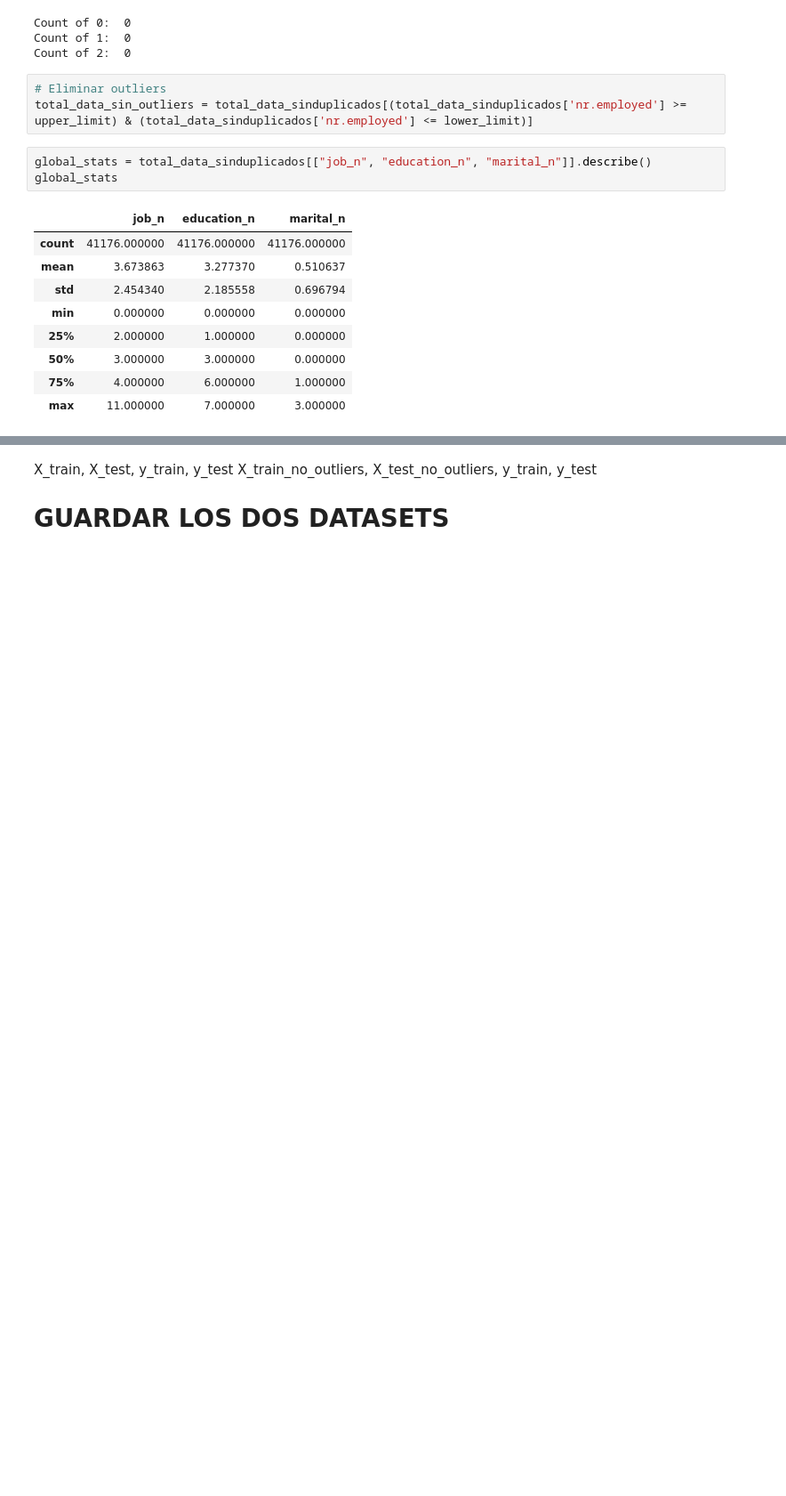
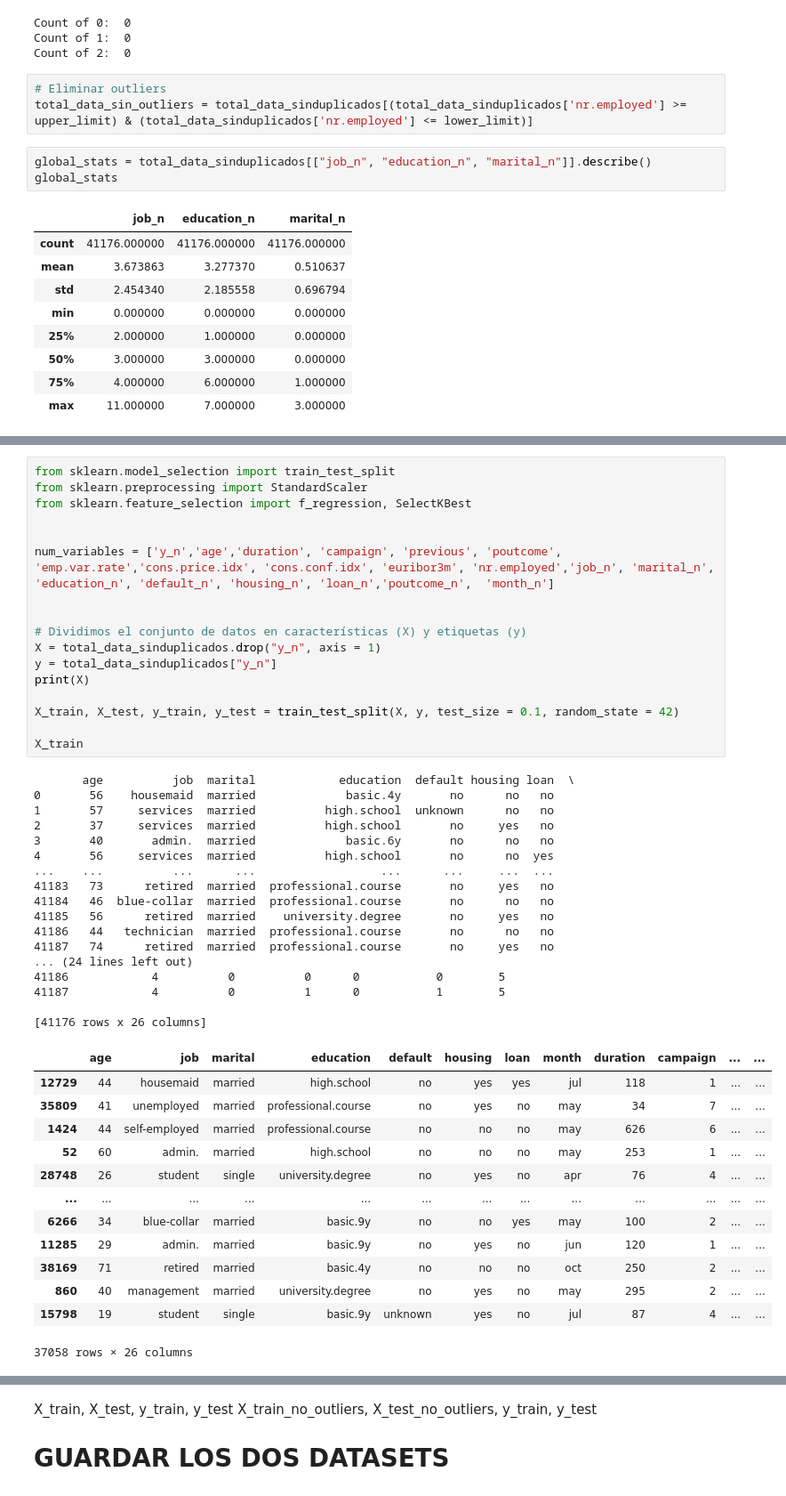
Before and after one commit to OlgaKurganova/regresion_logistica, a Jupyter notebook: src/explore.ipynb, the cells around one changed output, grey strips where cells are left out. Shown at 89% size. Saved outputs shown, nothing was run; the diff lists cells and outputs as text; blank space fills up the shorter version.

```diff
--- a/src/explore.ipynb
+++ b/src/explore.ipynb
@@ -449,0 +465,48 @@ KeyError: "None of [Index(['Pclass', 'Age', 'SibSp', 'Parch', 'Fare', 'Sex_n', '
+# %%
+from sklearn.model_selection import train_test_split
+from sklearn.preprocessing import StandardScaler
+from sklearn.feature_selection import f_regression, SelectKBest
+
+
+num_variables = ['y_n','age','duration', 'campaign', 'previous', 'poutcome', 'emp.var.rate','cons.price.idx', 'cons.conf.idx', 'euribor3m', 'nr.employed','job_n', 'marital_n', 'education_n', 'default_n', 'housing_n', 'loan_n','poutcome_n',  'month_n']
+
+
+# Dividimos el conjunto de datos en características (X) y etiquetas (y)
+X = total_data_sinduplicados.drop("y_n", axis = 1)
+y = total_data_sinduplicados["y_n"]
+print(X)
+
+X_train, X_test, y_train, y_test = train_test_split(X, y, test_size = 0.1, random_state = 42)
+
+X_train
+# %% [output]
+       age          job  marital            education  default housing loan  \
+0       56    housemaid  married             basic.4y       no      no   no
+1       57     services  married          high.school  unknown      no   no
+2       37     services  married          high.school       no     yes   no
+3       40       admin.  married             basic.6y       no      no   no
+4       56     services  married          high.school       no      no  yes
+...    ...          ...      ...                  ...      ...     ...  ...
+41183   73      retired  married  professional.course       no     yes   no
+41184   46  blue-collar  married  professional.course       no      no   no
+41185   56      retired  married    university.degree       no     yes   no
+41186   44   technician  married  professional.course       no      no   no
+41187   74      retired  married  professional.course       no     yes   no
+... (24 lines left out)
+41186            4          0          0      0           0        5
+41187            4          0          1      0           1        5
+
+[41176 rows x 26 columns]
+|  | age | job | marital | education | default | housing | loan | month | duration | campaign | ... | ... |
+| 12729 | 44 | housemaid | married | high.school | no | yes | yes | jul | 118 | 1 | ... | ... |
+| 35809 | 41 | unemployed | married | professional.course | no | yes | no | may | 34 | 7 | ... | ... |
+| 1424 | 44 | self-employed | married | professional.course | no | no | no | may | 626 | 6 | ... | ... |
+| 52 | 60 | admin. | married | high.school | no | no | no | may | 253 | 1 | ... | ... |
+| 28748 | 26 | student | single | university.degree | no | yes | no | apr | 76 | 4 | ... | ... |
+| ... | ... | ... | ... | ... | ... | ... | ... | ... | ... | ... | ... | ... |
+| 6266 | 34 | blue-collar | married | basic.9y | no | no | yes | may | 100 | 2 | ... | ... |
+| 11285 | 29 | admin. | married | basic.9y | no | yes | no | jun | 120 | 1 | ... | ... |
+| 38169 | 71 | retired | married | basic.4y | no | no | no | oct | 250 | 2 | ... | ... |
+| 860 | 40 | management | married | university.degree | no | yes | no | may | 295 | 2 | ... | ... |
+| 15798 | 19 | student | single | basic.9y | unknown | yes | no | jul | 87 | 4 | ... | ... |
+37058 rows × 26 columns
```
Also changed, not shown: parts of 19 cells of this notebook, 2 other files.
